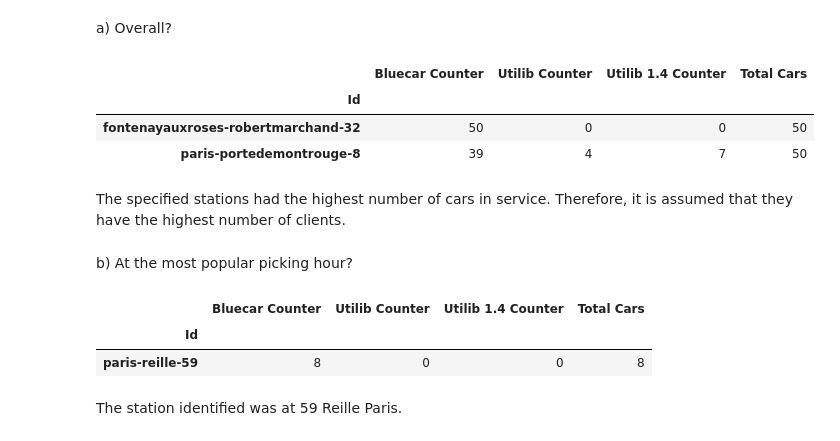
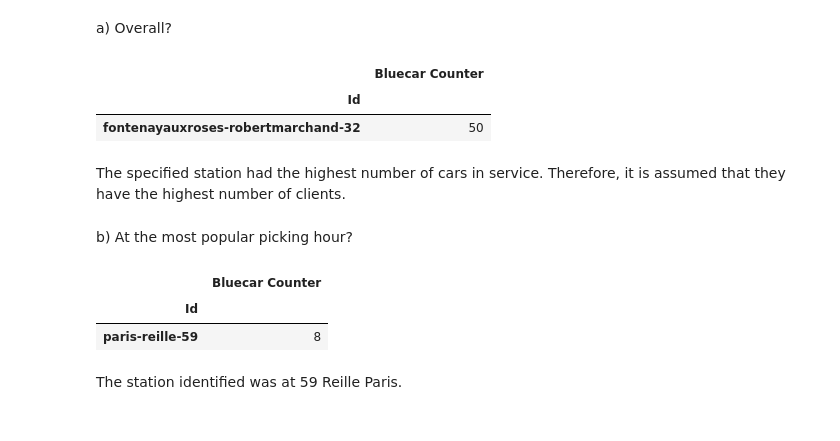
Before and after one commit to deborahmasibo/moringa_prep_week_4_ip, a Jupyter notebook: electric_vehicles_sharing_service.ipynb, the cells around one changed output. Saved outputs shown, nothing was run; the diff lists cells and outputs as text; code cells hidden in the pictures.

```diff
--- a/electric_vehicles_sharing_service.ipynb
+++ b/electric_vehicles_sharing_service.ipynb
@@ -345,26 +353,23 @@ The most popular hour was 22:00 PM, as it had the highest number of cars picked
 # %% [markdown]
 a) Overall?
 # %%
-popular_station_overall = ElectricCar[['Id','Bluecar Counter', 'Utilib Counter', 'Utilib 1.4 Counter']].groupby('Id').sum()
-popular_station_overall['Total Cars'] = popular_station_overall['Bluecar Counter'] + popular_station_overall['Utilib Counter'] + popular_station_overall['Utilib 1.4 Counter']
-popular_station_overall[popular_station_overall['Total Cars'] == popular_station_overall['Total Cars'].max() ]
+popular_station_overall = ElectricCar[['Id','Bluecar Counter']].groupby('Id').sum()
+popular_station_overall[popular_station_overall['Bluecar Counter'] == popular_station_overall['Bluecar Counter'].max()]
 # %% [output]
-|  | Bluecar Counter | Utilib Counter | Utilib 1.4 Counter | Total Cars |
-| Id |  |  |  |  |
-| fontenayauxroses-robertmarchand-32 | 50 | 0 | 0 | 50 |
-| paris-portedemontrouge-8 | 39 | 4 | 7 | 50 |
+|  | Bluecar Counter |
+| Id |  |
+| fontenayauxroses-robertmarchand-32 | 50 |
 # %% [markdown]
-The specified stations had the highest number of cars in service. Therefore, it is assumed that they have the highest number of clients.
+The specified station had the highest number of cars in service. Therefore, it is assumed that they have the highest number of clients.
 # %% [markdown]
 b) At the most popular picking hour?
 # %%
-pop_station_pop_hour = ElectricCar[ElectricCar['Hour'] == 21][['Id','Bluecar Counter', 'Utilib Counter', 'Utilib 1.4 Counter']].groupby('Id').sum()
-pop_station_pop_hour['Total Cars'] = pop_station_pop_hour['Bluecar Counter'] +pop_station_pop_hour['Utilib Counter'] + pop_station_pop_hour['Utilib 1.4 Counter']
-pop_station_pop_hour[pop_station_pop_hour['Total Cars'] == pop_station_pop_hour['Total Cars'].max()]
+pop_station_pop_hour = ElectricCar[ElectricCar['Hour'] == 21][['Id','Bluecar Counter']].groupby('Id').sum()
+pop_station_pop_hour[pop_station_pop_hour['Bluecar Counter'] == pop_station_pop_hour['Bluecar Counter'].max()]
 # %% [output]
-|  | Bluecar Counter | Utilib Counter | Utilib 1.4 Counter | Total Cars |
-| Id |  |  |  |  |
-| paris-reille-59 | 8 | 0 | 0 | 8 |
+|  | Bluecar Counter |
+| Id |  |
+| paris-reille-59 | 8 |
 # %% [markdown]
 The station identified was at 59 Reille Paris.
 # %% [markdown]
```
Also changed, not shown: parts of 34 cells of this notebook.
